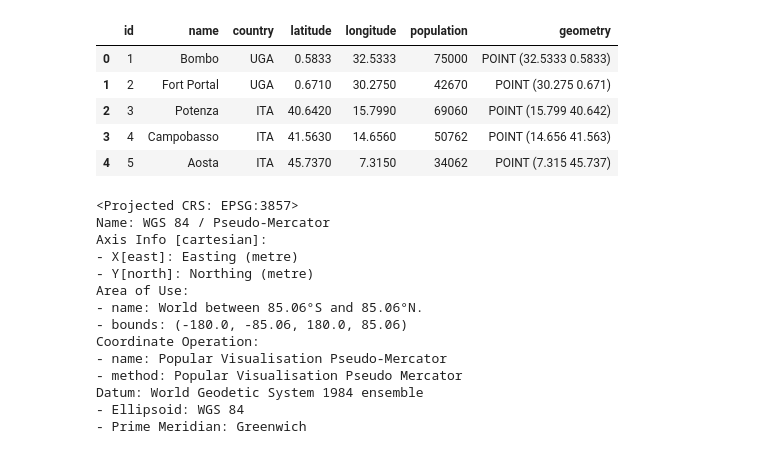
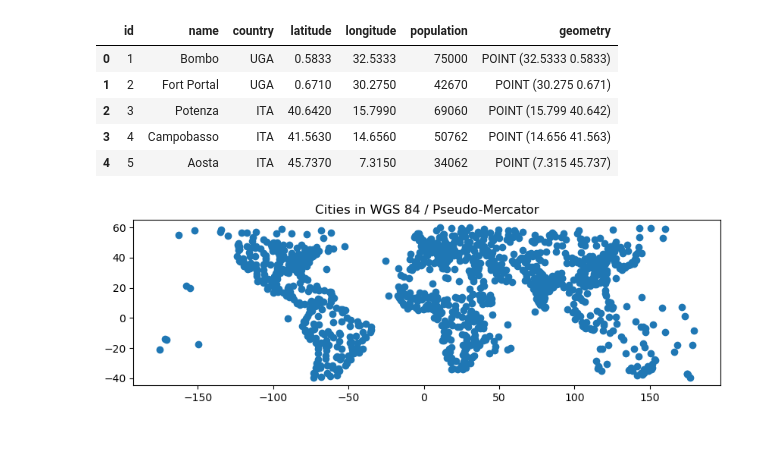
Before and after one commit to SVENTRIPIKAL/geog-312-fork, a Jupyter notebook: book/labs/lab_04.ipynb, the cells around one changed output. Cells and saved outputs as stored; diff of their text form; code cells hidden in the pictures.

```diff
--- a/book/labs/lab_04.ipynb
+++ b/book/labs/lab_04.ipynb
@@ -230,21 +230,10 @@ cities_filtered_gdf.head()
 | 4 | 5 | Aosta | ITA | 45.7370 | 7.3150 | 34062 | POINT (7.315 45.737) |
 # %%
 # 4 Reproject the GeoDataFrame to the Mercator projection (EPSG:3857)
-cities_filtered_gdf.crs = "EPSG:3857"
-gdf_3857 = cities_filtered_gdf.to_crs(epsg=3857)
-gdf_3857.crs
+epsg_3857 = cities_filtered_gdf.set_crs(epsg=3857)
+gdf_3857 = epsg_3857.to_crs(epsg=3857)
+graph = gdf_3857.plot(figsize=(10,6))
+graph.set_title("Cities in WGS 84 / Pseudo-Mercator")
+plt.show()
 # %% [output]
-<Projected CRS: EPSG:3857>
-Name: WGS 84 / Pseudo-Mercator
-Axis Info [cartesian]:
-- X[east]: Easting (metre)
-- Y[north]: Northing (metre)
-Area of Use:
-- name: World between 85.06°S and 85.06°N.
-- bounds: (-180.0, -85.06, 180.0, 85.06)
-Coordinate Operation:
-- name: Popular Visualisation Pseudo-Mercator
-- method: Popular Visualisation Pseudo Mercator
-Datum: World Geodetic System 1984 ensemble
-- Ellipsoid: WGS 84
-- Prime Meridian: Greenwich
+[figure, added]
```
Also changed, not shown: parts of 3 cells of this notebook.
